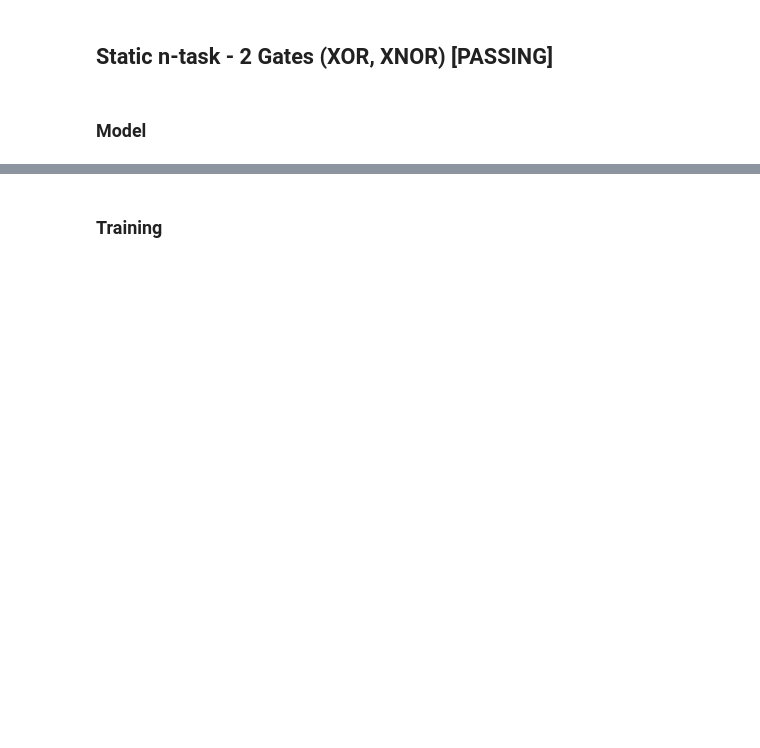
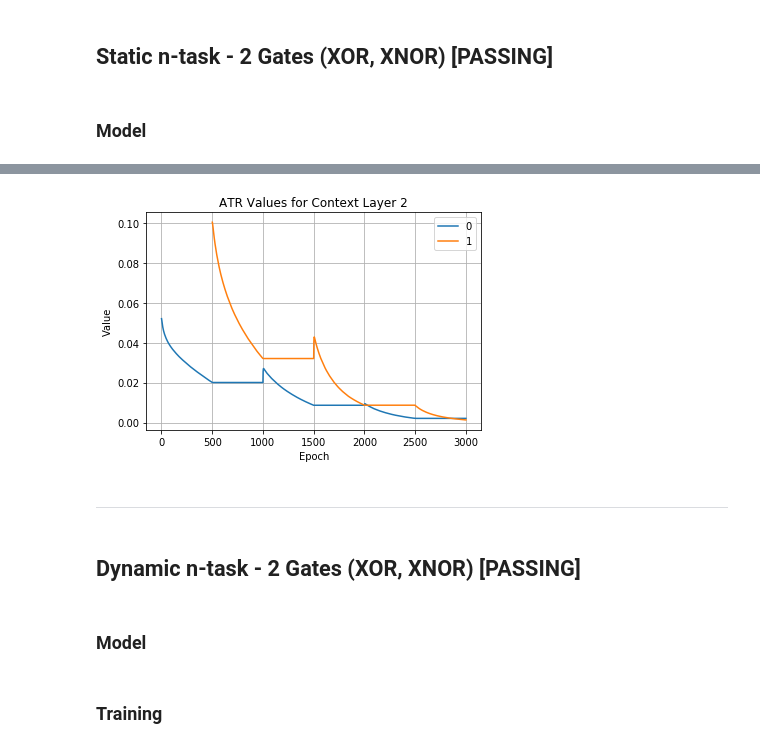
Before and after one commit to DLii-Research/context-learning, a Jupyter notebook: experiment/n-task.ipynb, the cells around one changed output, grey strips where cells are left out. Drawn from its saved outputs; the diff is of its cells as text; code cells hidden in the pictures; blank space fills up the shorter version.

Commit message:
Critical bug identified. Model rewrite begin. Successful implementation of custom data handler into new model

```diff
--- a/experiment/n-task.ipynb
+++ b/experiment/n-task.ipynb
@@ -580,14 +791,14 @@ optimizer = tf.keras.optimizers.Adam(1e-4)
 ### Dataset
 # %%
 labels = np.array([
-    [0, 1, 1, 0], # XOR
-    [1, 0, 0, 1], # XNOR
-    [0, 0, 0, 1], # AND
-    [0, 1, 1, 1], # OR
-    [1, 0, 0, 0], # NOR
-    [1, 1, 1, 0], # NAND
-    [1, 0, 1, 0], # Custom 1
-    [0, 1, 0, 1]  # Custom 2
+    [[0], [1], [1], [0]], # XOR
+    [[1], [0], [0], [1]], # XNOR
+    [[0], [0], [0], [1]], # AND
+    [[0], [1], [1], [1]], # OR
+    [[1], [0], [0], [0]], # NOR
+    [[1], [1], [1], [0]], # NAND
+    [[1], [0], [1], [0]], # Custom 1
+    [[0], [1], [0], [1]]  # Custom 2
 ])
 
 x_train = np.array([[-1, -1], [-1, 1], [1, -1], [1, 1]])
@@ -609,4 +819,10 @@ x = Dense(40, activation="relu")(inp)
 x = Context(AtrMovingAverage(num_task_contexts, task_switch_threshold=-0.02))(x)
 x = Dense(1, activation="sigmoid")(x)
 # %%
-model = NTaskModel(inputs=inp, outputs=x, loss_fn=loss_fn, optimizer=optimizer)
+model = NTaskModelBatchedLearning(inputs=inp, outputs=x)
+# %%
+model.compile(
+    loss=loss_fn,
+    optimizer=optimizer,
+    metrics=[tf.keras.metrics.BinaryAccuracy()]
+)
@@ -612,0 +831,2 @@ model = NTaskModel(inputs=inp, outputs=x, loss_fn=loss_fn, optimizer=optimizer)
+# %%
+train(model, x_train, y_train, 3, 500, batch_size=1, use_validation=False, show_progress=False, verbose=1)
@@ -612,0 +868,8 @@ model = NTaskModel(inputs=inp, outputs=x, loss_fn=loss_fn, optimizer=optimizer)
+# %%
+model.plot()
+# %% [output]
+[figure, added]
+# %% [markdown]
+___
+# %% [markdown]
+## Dynamic n-task - 2 Gates (XOR, XNOR) [PASSING]
@@ -612,0 +881,2 @@ model = NTaskModel(inputs=inp, outputs=x, loss_fn=loss_fn, optimizer=optimizer)
+# %% [markdown]
+### Model
```
Also changed, not shown: parts of 67 cells of this notebook, 13 other files.
